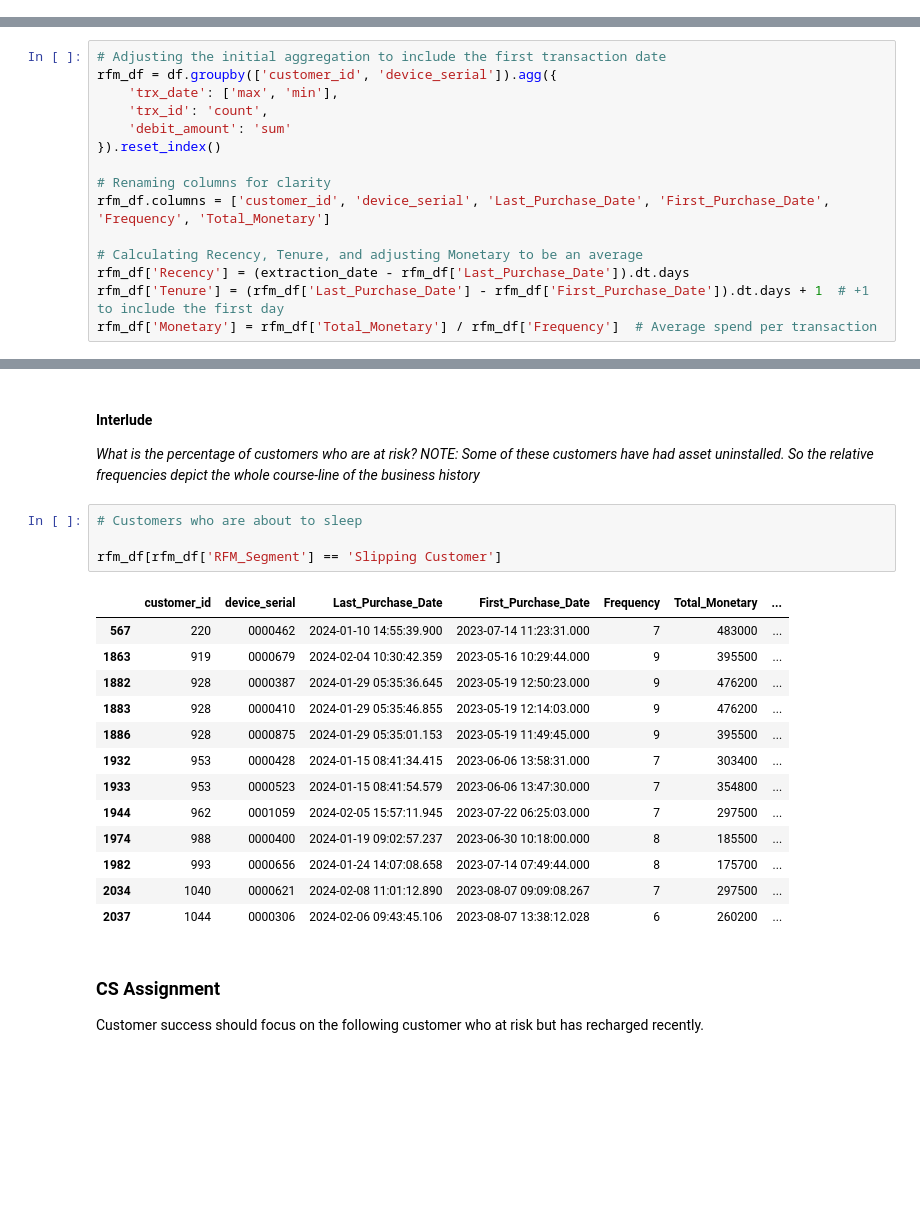
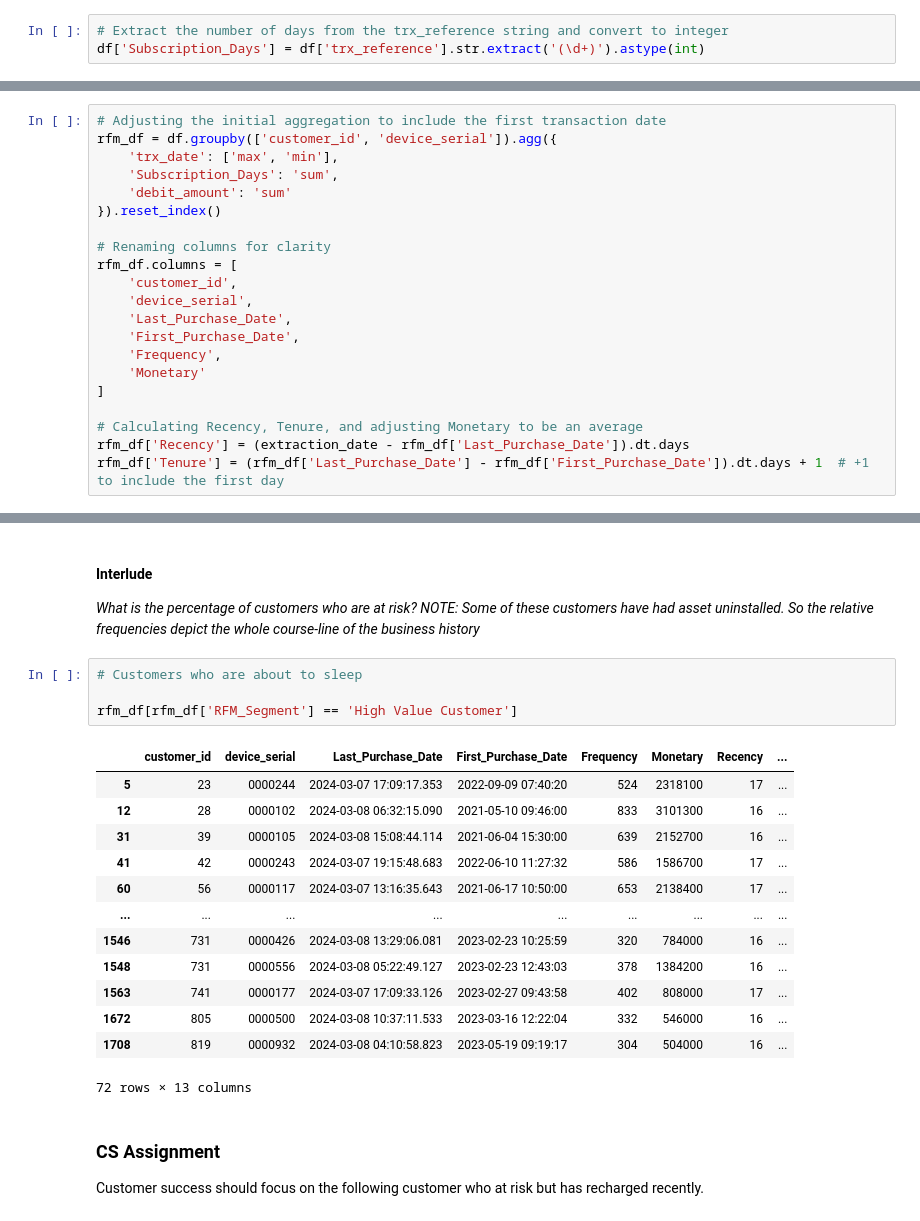
Before and after one commit to mkin89/BBTL_INTELI, a Jupyter notebook: Customer_RFM_Score.ipynb, the cells around one changed output, grey strips where cells are left out. Drawn from its saved outputs; the diff is of its cells as text; blank space fills up the shorter version.

```diff
--- a/Customer_RFM_Score.ipynb
+++ b/Customer_RFM_Score.ipynb
@@ -137,6 +137,9 @@ df.head()
 #### Conversion of data types
 
 In this section we're going to convert types
+# %%
+# Extract the number of days from the trx_reference string and convert to integer
+df['Subscription_Days'] = df['trx_reference'].str.extract('(\d+)').astype(int)
 # %%
 df['trx_date'] = pd.to_datetime(df['trx_date'], format='ISO8601')
 # %%
@@ -166,17 +169,23 @@ df.head()
 # Adjusting the initial aggregation to include the first transaction date
 rfm_df = df.groupby(['customer_id', 'device_serial']).agg({
     'trx_date': ['max', 'min'],
-    'trx_id': 'count',
+    'Subscription_Days': 'sum',
     'debit_amount': 'sum'
 }).reset_index()
 
 # Renaming columns for clarity
-rfm_df.columns = ['customer_id', 'device_serial', 'Last_Purchase_Date', 'First_Purchase_Date', 'Frequency', 'Total_Monetary']
+rfm_df.columns = [
+    'customer_id',
+    'device_serial',
+    'Last_Purchase_Date',
+    'First_Purchase_Date',
+    'Frequency',
+    'Monetary'
+]
 
 # Calculating Recency, Tenure, and adjusting Monetary to be an average
 rfm_df['Recency'] = (extraction_date - rfm_df['Last_Purchase_Date']).dt.days
 rfm_df['Tenure'] = (rfm_df['Last_Purchase_Date'] - rfm_df['First_Purchase_Date']).dt.days + 1  # +1 to include the first day
-rfm_df['Monetary'] = rfm_df['Total_Monetary'] / rfm_df['Frequency']  # Average spend per transaction
 # %%
 rfm_df
 # %% [output]
@@ -353,21 +361,21 @@ plt.show()
 # %%
 # Customers who are about to sleep
 
-rfm_df[rfm_df['RFM_Segment'] == 'Slipping Customer']
+rfm_df[rfm_df['RFM_Segment'] == 'High Value Customer']
 # %% [output]
-|  | customer_id | device_serial | Last_Purchase_Date | First_Purchase_Date | Frequency | Total_Monetary | ... |
-| 567 | 220 | 0000462 | 2024-01-10 14:55:39.900 | 2023-07-14 11:23:31.000 | 7 | 483000 | ... |
-| 1863 | 919 | 0000679 | 2024-02-04 10:30:42.359 | 2023-05-16 10:29:44.000 | 9 | 395500 | ... |
-| 1882 | 928 | 0000387 | 2024-01-29 05:35:36.645 | 2023-05-19 12:50:23.000 | 9 | 476200 | ... |
-| 1883 | 928 | 0000410 | 2024-01-29 05:35:46.855 | 2023-05-19 12:14:03.000 | 9 | 476200 | ... |
-| 1886 | 928 | 0000875 | 2024-01-29 05:35:01.153 | 2023-05-19 11:49:45.000 | 9 | 395500 | ... |
-| 1932 | 953 | 0000428 | 2024-01-15 08:41:34.415 | 2023-06-06 13:58:31.000 | 7 | 303400 | ... |
-| 1933 | 953 | 0000523 | 2024-01-15 08:41:54.579 | 2023-06-06 13:47:30.000 | 7 | 354800 | ... |
-| 1944 | 962 | 0001059 | 2024-02-05 15:57:11.945 | 2023-07-22 06:25:03.000 | 7 | 297500 | ... |
-| 1974 | 988 | 0000400 | 2024-01-19 09:02:57.237 | 2023-06-30 10:18:00.000 | 8 | 185500 | ... |
-| 1982 | 993 | 0000656 | 2024-01-24 14:07:08.658 | 2023-07-14 07:49:44.000 | 8 | 175700 | ... |
-| 2034 | 1040 | 0000621 | 2024-02-08 11:01:12.890 | 2023-08-07 09:09:08.267 | 7 | 297500 | ... |
-| 2037 | 1044 | 0000306 | 2024-02-06 09:43:45.106 | 2023-08-07 13:38:12.028 | 6 | 260200 | ... |
+|  | customer_id | device_serial | Last_Purchase_Date | First_Purchase_Date | Frequency | Monetary | Recency | ... |
+| 5 | 23 | 0000244 | 2024-03-07 17:09:17.353 | 2022-09-09 07:40:20 | 524 | 2318100 | 17 | ... |
+| 12 | 28 | 0000102 | 2024-03-08 06:32:15.090 | 2021-05-10 09:46:00 | 833 | 3101300 | 16 | ... |
+| 31 | 39 | 0000105 | 2024-03-08 15:08:44.114 | 2021-06-04 15:30:00 | 639 | 2152700 | 16 | ... |
+| 41 | 42 | 0000243 | 2024-03-07 19:15:48.683 | 2022-06-10 11:27:32 | 586 | 1586700 | 17 | ... |
+| 60 | 56 | 0000117 | 2024-03-07 13:16:35.643 | 2021-06-17 10:50:00 | 653 | 2138400 | 17 | ... |
+| ... | ... | ... | ... | ... | ... | ... | ... | ... |
+| 1546 | 731 | 0000426 | 2024-03-08 13:29:06.081 | 2023-02-23 10:25:59 | 320 | 784000 | 16 | ... |
+| 1548 | 731 | 0000556 | 2024-03-08 05:22:49.127 | 2023-02-23 12:43:03 | 378 | 1384200 | 16 | ... |
+| 1563 | 741 | 0000177 | 2024-03-07 17:09:33.126 | 2023-02-27 09:43:58 | 402 | 808000 | 17 | ... |
+| 1672 | 805 | 0000500 | 2024-03-08 10:37:11.533 | 2023-03-16 12:22:04 | 332 | 546000 | 16 | ... |
+| 1708 | 819 | 0000932 | 2024-03-08 04:10:58.823 | 2023-05-19 09:19:17 | 304 | 504000 | 16 | ... |
+72 rows × 13 columns
 # %% [markdown]
 ### CS Assignment
 
```
Also changed, not shown: parts of 9 cells of this notebook.
